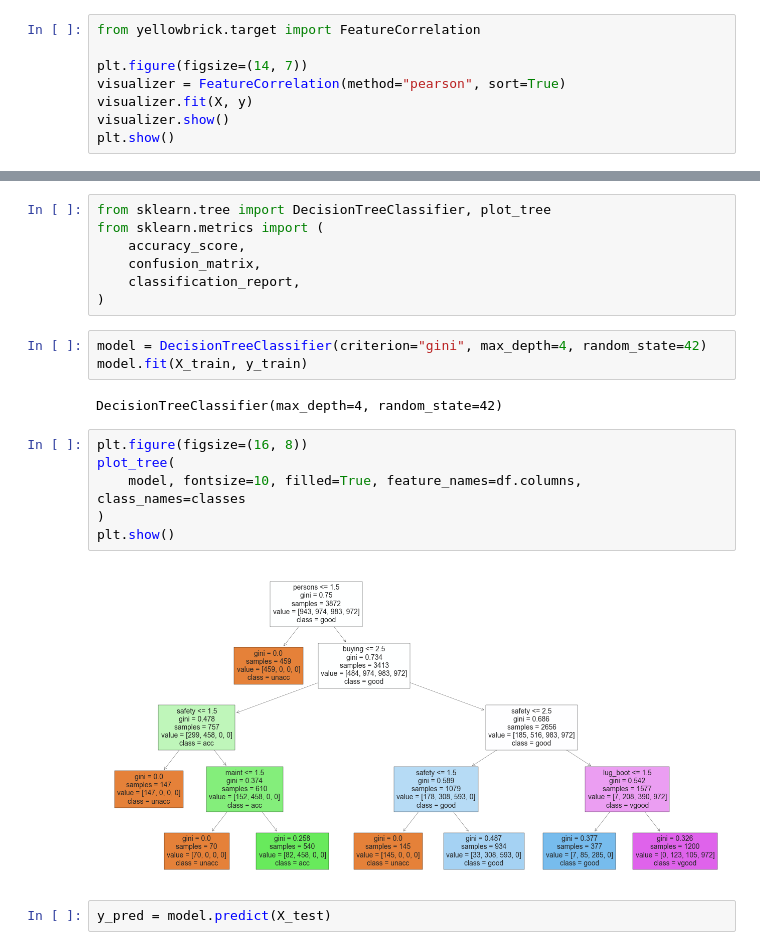
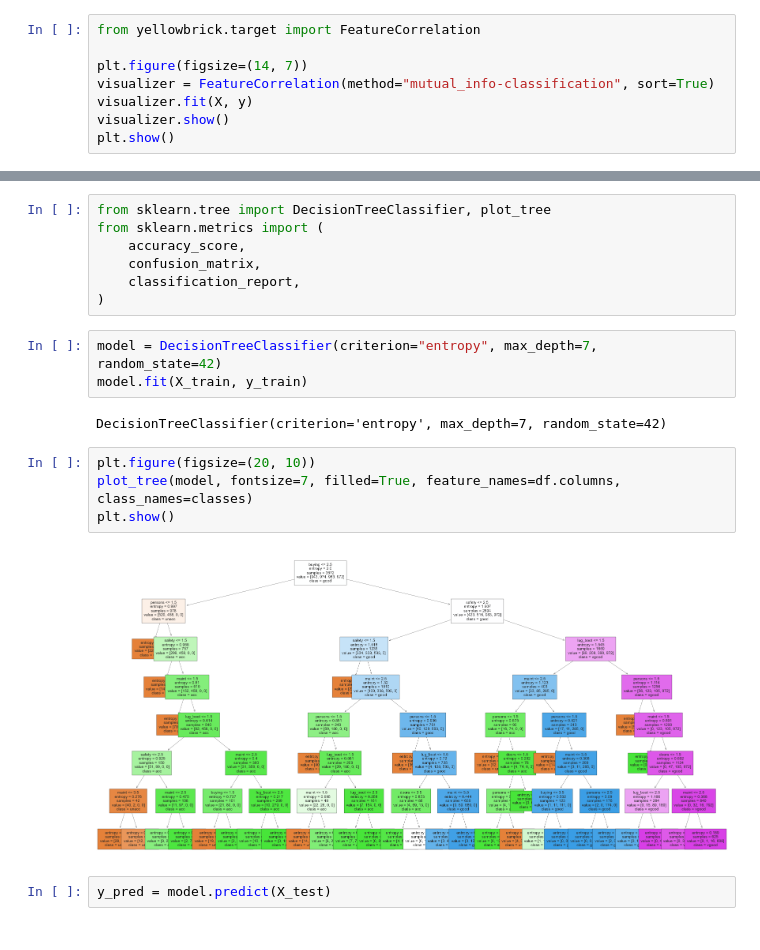
Before and after one commit to Prakashdeveloper03/AI.ML, a Jupyter notebook: Lab 05/notebooks/solution 1.ipynb, the cells around one changed output, grey strips where cells are left out. Saved outputs shown, nothing was run; the diff lists cells and outputs as text.

```diff
--- a/Lab 05/notebooks/solution 1.ipynb
+++ b/Lab 05/notebooks/solution 1.ipynb
@@ -205,7 +205,7 @@ plt.show()
 from yellowbrick.target import FeatureCorrelation
 
 plt.figure(figsize=(14, 7))
-visualizer = FeatureCorrelation(method="pearson", sort=True)
+visualizer = FeatureCorrelation(method="mutual_info-classification", sort=True)
 visualizer.fit(X, y)
 visualizer.show()
 plt.show()
@@ -236,18 +236,16 @@ from sklearn.metrics import (
     classification_report,
 )
 # %%
-model = DecisionTreeClassifier(criterion="gini", max_depth=4, random_state=42)
+model = DecisionTreeClassifier(criterion="entropy", max_depth=7, random_state=42)
 model.fit(X_train, y_train)
 # %% [output]
-DecisionTreeClassifier(max_depth=4, random_state=42)
+DecisionTreeClassifier(criterion='entropy', max_depth=7, random_state=42)
 # %%
-plt.figure(figsize=(16, 8))
-plot_tree(
-    model, fontsize=10, filled=True, feature_names=df.columns, class_names=classes
-)
+plt.figure(figsize=(20, 10))
+plot_tree(model, fontsize=7, filled=True, feature_names=df.columns, class_names=classes)
 plt.show()
 # %% [output]
-[figure, old version]
+[figure, new version]
 # %%
 y_pred = model.predict(X_test)
 # %% [markdown]
```
Also changed, not shown: parts of 8 cells of this notebook, 6 other files.
